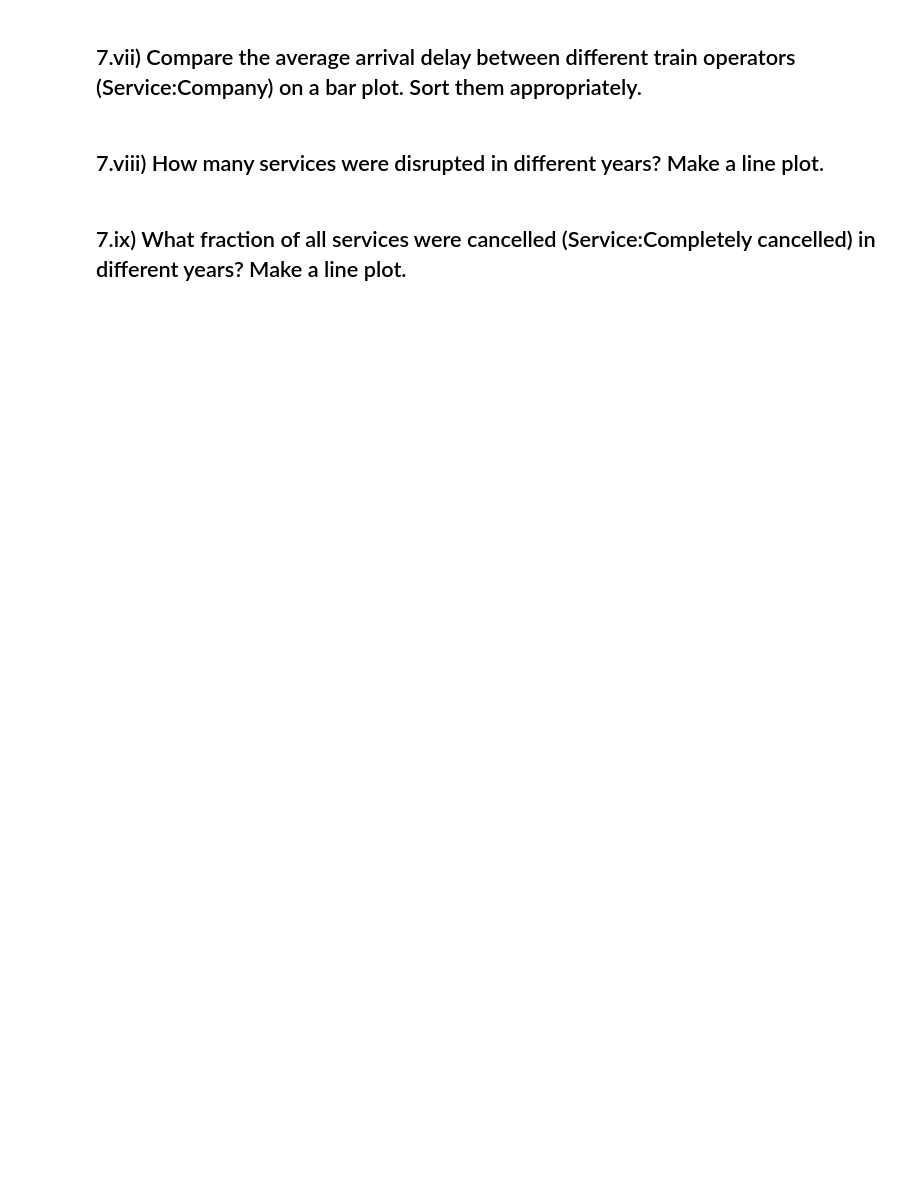
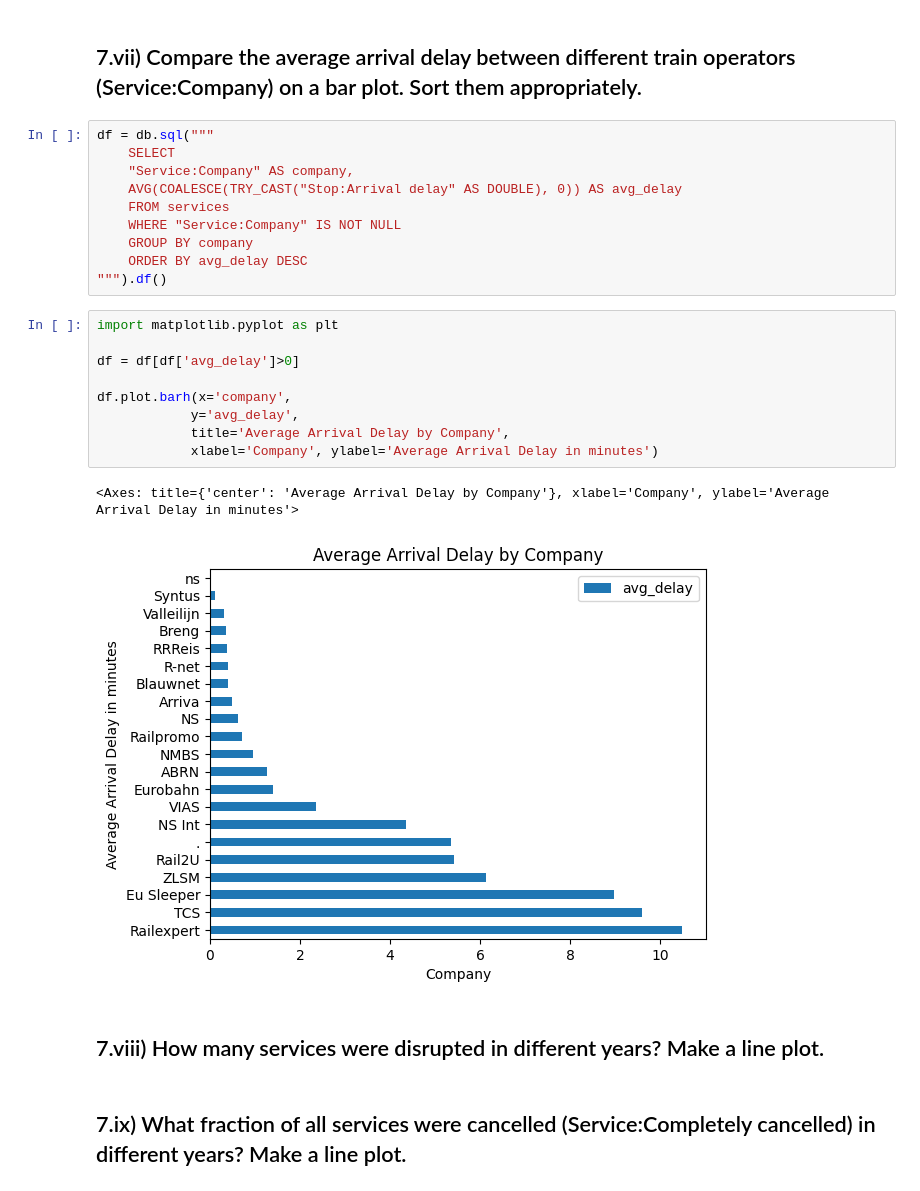
Before and after one commit to Virtual23PRO/lab_2MLProject, a Jupyter notebook: homework.ipynb, the cells around one changed output. Saved outputs shown, nothing was run; the diff lists cells and outputs as text; blank space fills up the shorter version.

```diff
--- a/homework.ipynb
+++ b/homework.ipynb
@@ -305,5 +319,27 @@ AND s."Stop:Departure time" IS NULL;
 # %% [markdown]
 ## 7.vii) Compare the average arrival delay between different train operators (Service:Company) on a bar plot. Sort them appropriately.
+# %%
+df = db.sql("""
+    SELECT
+    "Service:Company" AS company,
+    AVG(COALESCE(TRY_CAST("Stop:Arrival delay" AS DOUBLE), 0)) AS avg_delay
+    FROM services
+    WHERE "Service:Company" IS NOT NULL
+    GROUP BY company
+    ORDER BY avg_delay DESC
+""").df()
+# %%
+import matplotlib.pyplot as plt
+
+df = df[df['avg_delay']>0]
+
+df.plot.barh(x='company',
+            y='avg_delay',
+            title='Average Arrival Delay by Company',
+            xlabel='Company', ylabel='Average Arrival Delay in minutes')
+# %% [output]
+<Axes: title={'center': 'Average Arrival Delay by Company'}, xlabel='Company', ylabel='Average Arrival Delay in minutes'>
+[figure, added]
 # %% [markdown]
 ## 7.viii) How many services were disrupted in different years? Make a line plot.
 # %% [markdown]
```
Also changed, not shown: parts of 1 cell of this notebook.
